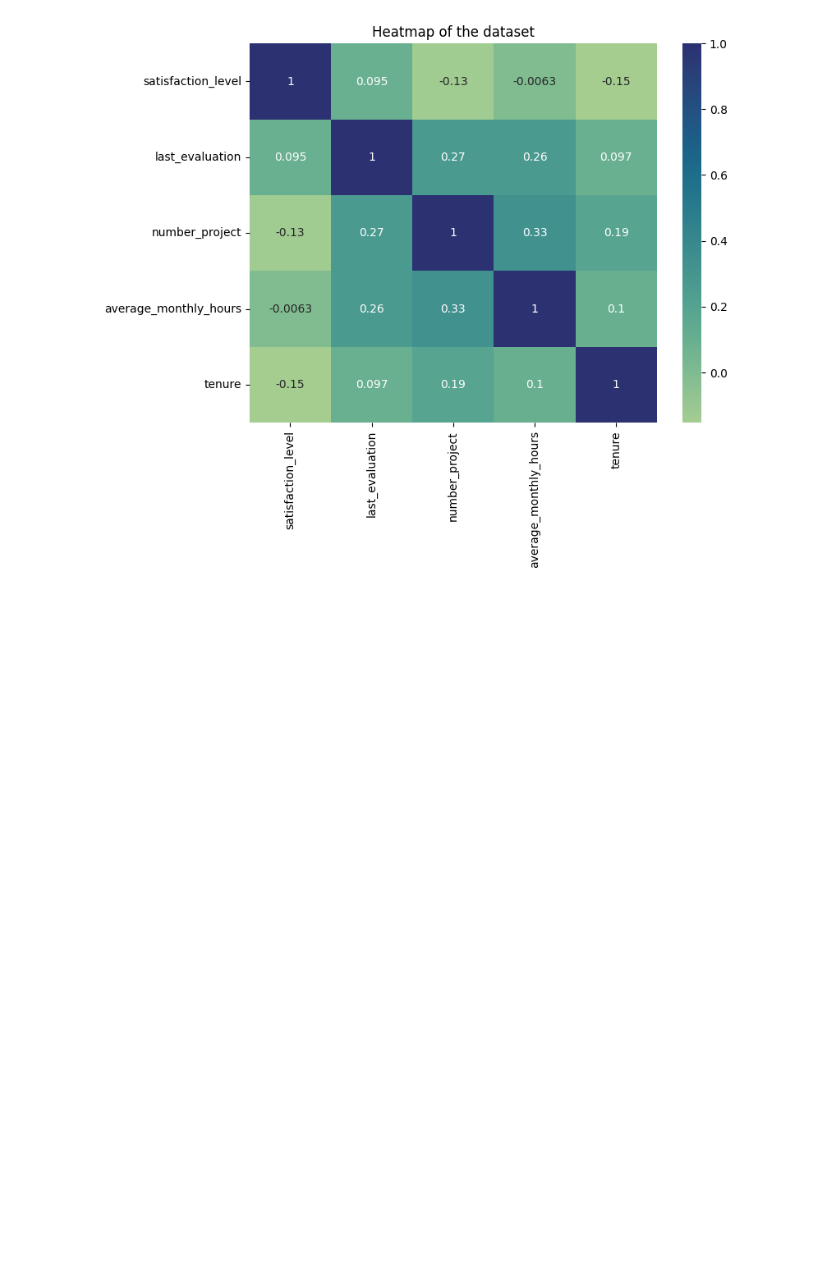
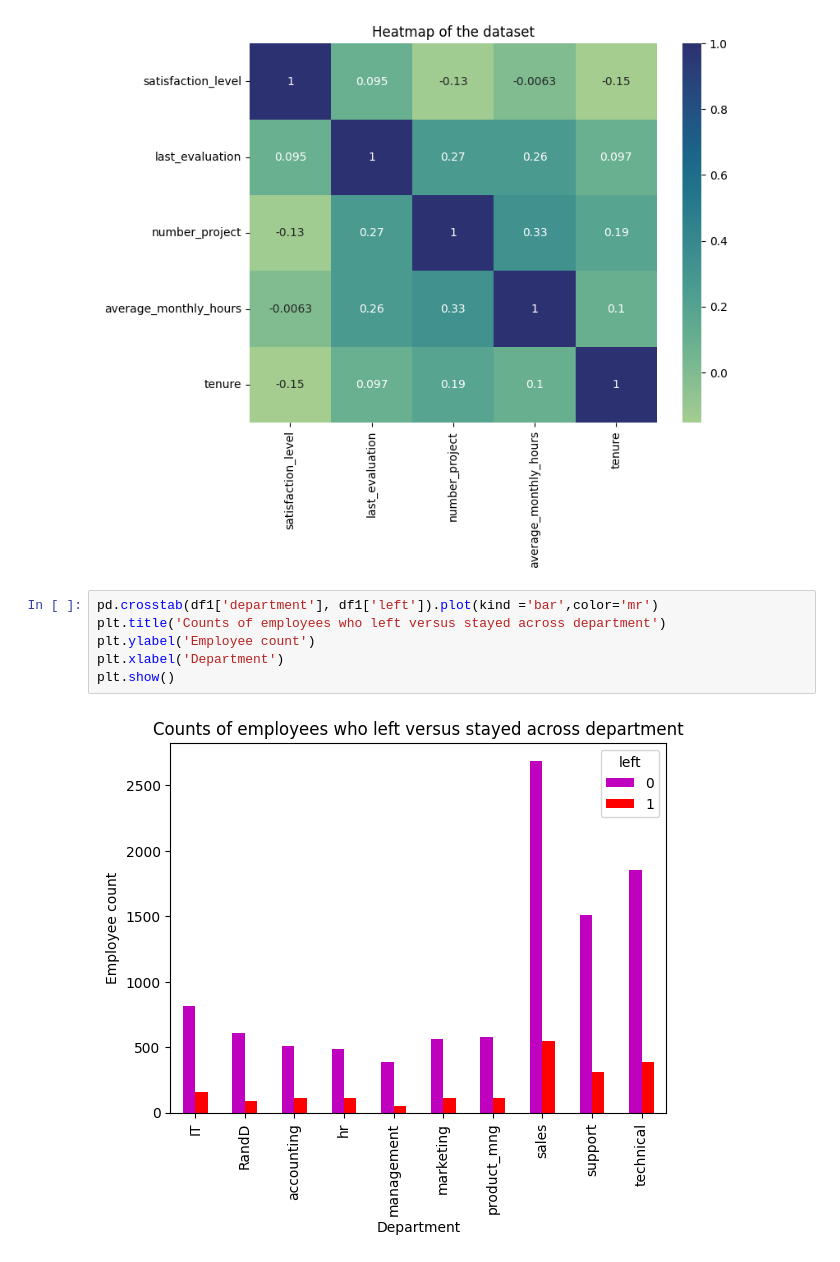
Before and after one commit to J-J0HN/Salifort-Motors-Capstone-Project-Notebook, a Jupyter notebook: CapstoneProjectNotebook.ipynb, the cells around one changed output. Drawn from its saved outputs; the diff is of its cells as text; blank space fills up the shorter version.

```diff
--- a/CapstoneProjectNotebook.ipynb
+++ b/CapstoneProjectNotebook.ipynb
@@ -384,3 +384,11 @@ plt.title('Heatmap of the dataset')
 plt.show()
 # %% [output]
 [figure]
+# %%
+pd.crosstab(df1['department'], df1['left']).plot(kind ='bar',color='mr')
+plt.title('Counts of employees who left versus stayed across department')
+plt.ylabel('Employee count')
+plt.xlabel('Department')
+plt.show()
+# %% [output]
+[figure, added]
```
Also changed, not shown: parts of 1 cell of this notebook.
